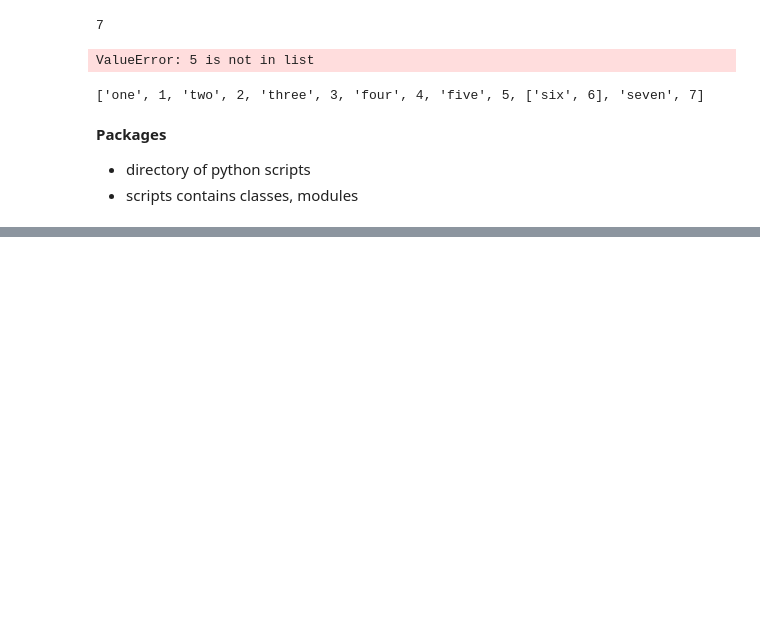
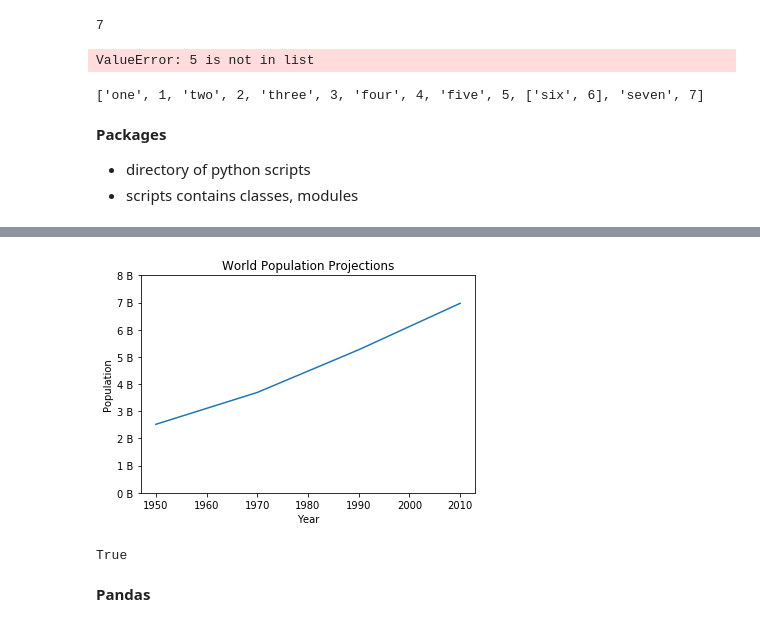
Before and after one commit to RekhaChandrasekaran/100-Days-Of-Data-Science, a Jupyter notebook: 1 - DataCamp Basics.ipynb, the cells around one changed output, grey strips where cells are left out. Saved outputs shown, nothing was run; the diff lists cells and outputs as text; code cells hidden in the pictures; blank space fills up the shorter version.

```diff
--- a/1 - DataCamp Basics.ipynb
+++ b/1 - DataCamp Basics.ipynb
@@ -85,0 +190,17 @@ arr1 = np.array(list_2)
+# %%
+year = [1950, 1970, 1990, 2010]
+population = [2.519, 3.692, 5.263, 6.972]
+
+# line plot
+plt.plot(year, population)
+
+plt.xlabel('Year')
+plt.ylabel('Population')
+plt.title('World Population Projections')
+
+# y ticks range, labels
+plt.yticks([0, 1, 2, 3, 4, 5, 6, 7, 8], ['0 B', '1 B', '2 B', '3 B', '4 B', '5 B', '6 B', '7 B', '8 B'])
+
+plt.show()
+# %% [output]
+[figure, added]
@@ -85,0 +214,6 @@ arr1 = np.array(list_2)
+# %%
+'albania' in world
+# %% [output]
+True
+# %% [markdown]
+**Pandas**
```
Also changed, not shown: parts of 42 cells of this notebook, 3 other files.
